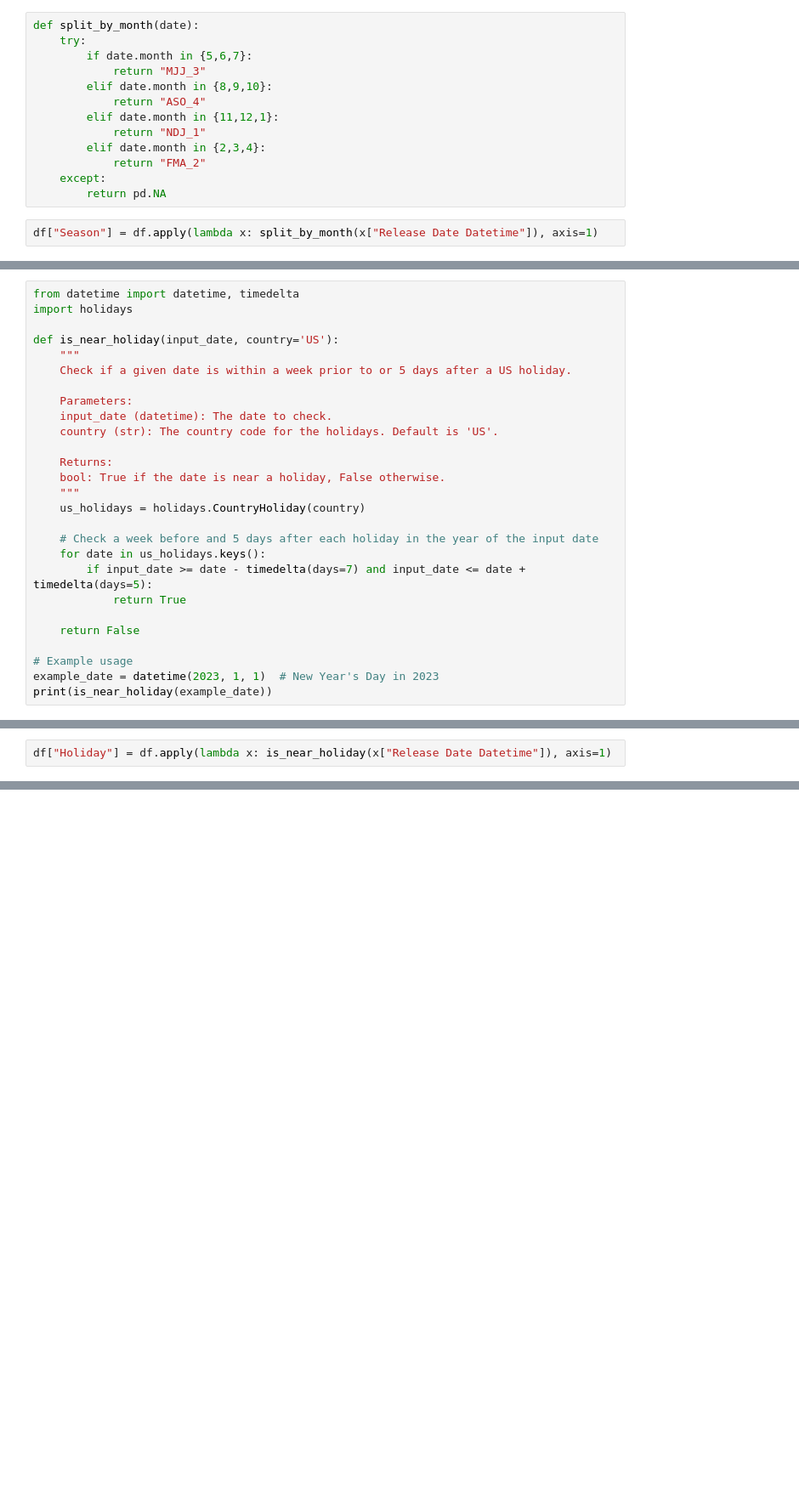
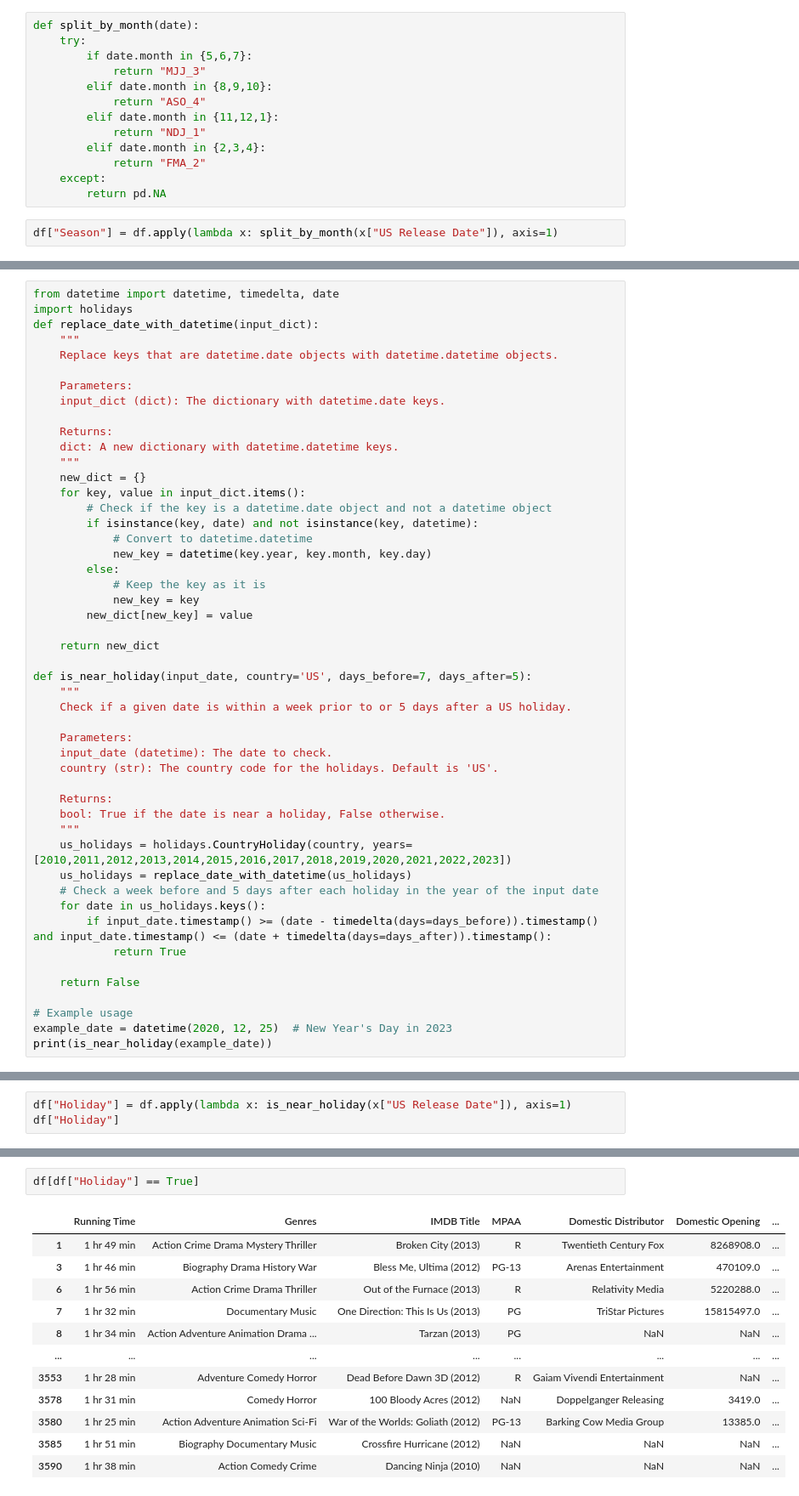
Before and after one commit to samob917/en553.602.FA23, a Jupyter notebook: 3. Data Preparation/3.3 Construct Data/add_holidays_and_seasons.ipynb, the cells around one changed output, grey strips where cells are left out. Shown at 85% size. Cells and saved outputs as stored; diff of their text form; blank space fills up the shorter version.

Commit message:
code for holidays, cpi adjustments, and seasons

```diff
--- a/3. Data Preparation/3.3 Construct Data/add_holidays_and_seasons.ipynb
+++ b/3. Data Preparation/3.3 Construct Data/add_holidays_and_seasons.ipynb
@@ -38,7 +58,7 @@ def split_by_month(date):
     except:
         return pd.NA
 # %%
-df["Season"] = df.apply(lambda x: split_by_month(x["Release Date Datetime"]), axis=1)
+df["Season"] = df.apply(lambda x: split_by_month(x["US Release Date"]), axis=1)
 # %%
 df["Season"]
 # %% [output]
@@ -76,8 +77,30 @@ True
 # %%
-from datetime import datetime, timedelta
+from datetime import datetime, timedelta, date
 import holidays
+def replace_date_with_datetime(input_dict):
+    """
+    Replace keys that are datetime.date objects with datetime.datetime objects.
 
-def is_near_holiday(input_date, country='US'):
+    Parameters:
+    input_dict (dict): The dictionary with datetime.date keys.
+
+    Returns:
+    dict: A new dictionary with datetime.datetime keys.
+    """
+    new_dict = {}
+    for key, value in input_dict.items():
+        # Check if the key is a datetime.date object and not a datetime object
+        if isinstance(key, date) and not isinstance(key, datetime):
+            # Convert to datetime.datetime
+            new_key = datetime(key.year, key.month, key.day)
+        else:
+            # Keep the key as it is
+            new_key = key
+        new_dict[new_key] = value
+
+    return new_dict
+
+def is_near_holiday(input_date, country='US', days_before=7, days_after=5):
     """
     Check if a given date is within a week prior to or 5 days after a US holiday.
 
@@ -88,16 +111,16 @@ def is_near_holiday(input_date, country='US'):
     Returns:
     bool: True if the date is near a holiday, False otherwise.
     """
-    us_holidays = holidays.CountryHoliday(country)
-
+    us_holidays = holidays.CountryHoliday(country, years= [2010,2011,2012,2013,2014,2015,2016,2017,2018,2019,2020,2021,2022,2023])
+    us_holidays = replace_date_with_datetime(us_holidays)
     # Check a week before and 5 days after each holiday in the year of the input date
     for date in us_holidays.keys():
-        if input_date >= date - timedelta(days=7) and input_date <= date + timedelta(days=5):
+        if input_date.timestamp() >= (date - timedelta(days=days_before)).timestamp() and input_date.timestamp() <= (date + timedelta(days=days_after)).timestamp():
             return True
 
     return False
 
 # Example usage
-example_date = datetime(2023, 1, 1)  # New Year's Day in 2023
+example_date = datetime(2020, 12, 25)  # New Year's Day in 2023
 print(is_near_holiday(example_date))
 # %% [output]
@@ -105,2 +128,3 @@ False
 # %%
-df["Holiday"] = df.apply(lambda x: is_near_holiday(x["Release Date Datetime"]), axis=1)
+df["Holiday"] = df.apply(lambda x: is_near_holiday(x["US Release Date"]), axis=1)
+df["Holiday"]
@@ -121,0 +144,15 @@ Name: Release Date Datetime, Length: 9806, dtype: datetime64[ns]
+# %%
+df[df["Holiday"] == True]
+# %% [output]
+|  | Running Time | Genres | IMDB Title | MPAA | Domestic Distributor | Domestic Opening | ... |
+| 1 | 1 hr 49 min | Action Crime Drama Mystery Thriller | Broken City (2013) | R | Twentieth Century Fox | 8268908.0 | ... |
+| 3 | 1 hr 46 min | Biography Drama History War | Bless Me, Ultima (2012) | PG-13 | Arenas Entertainment | 470109.0 | ... |
+| 6 | 1 hr 56 min | Action Crime Drama Thriller | Out of the Furnace (2013) | R | Relativity Media | 5220288.0 | ... |
+| 7 | 1 hr 32 min | Documentary Music | One Direction: This Is Us (2013) | PG | TriStar Pictures | 15815497.0 | ... |
+| 8 | 1 hr 34 min | Action Adventure Animation Drama ... | Tarzan (2013) | PG | NaN | NaN | ... |
+| ... | ... | ... | ... | ... | ... | ... | ... |
+| 3553 | 1 hr 28 min | Adventure Comedy Horror | Dead Before Dawn 3D (2012) | R | Gaiam Vivendi Entertainment | NaN | ... |
+| 3578 | 1 hr 31 min | Comedy Horror | 100 Bloody Acres (2012) | NaN | Doppelganger Releasing | 3419.0 | ... |
+| 3580 | 1 hr 25 min | Action Adventure Animation Sci-Fi | War of the Worlds: Goliath (2012) | PG-13 | Barking Cow Media Group | 13385.0 | ... |
+| 3585 | 1 hr 51 min | Biography Documentary Music | Crossfire Hurricane (2012) | NaN | NaN | NaN | ... |
+| 3590 | 1 hr 38 min | Action Comedy Crime | Dancing Ninja (2010) | NaN | NaN | NaN | ... |
```
Also changed, not shown: parts of 11 cells of this notebook.
